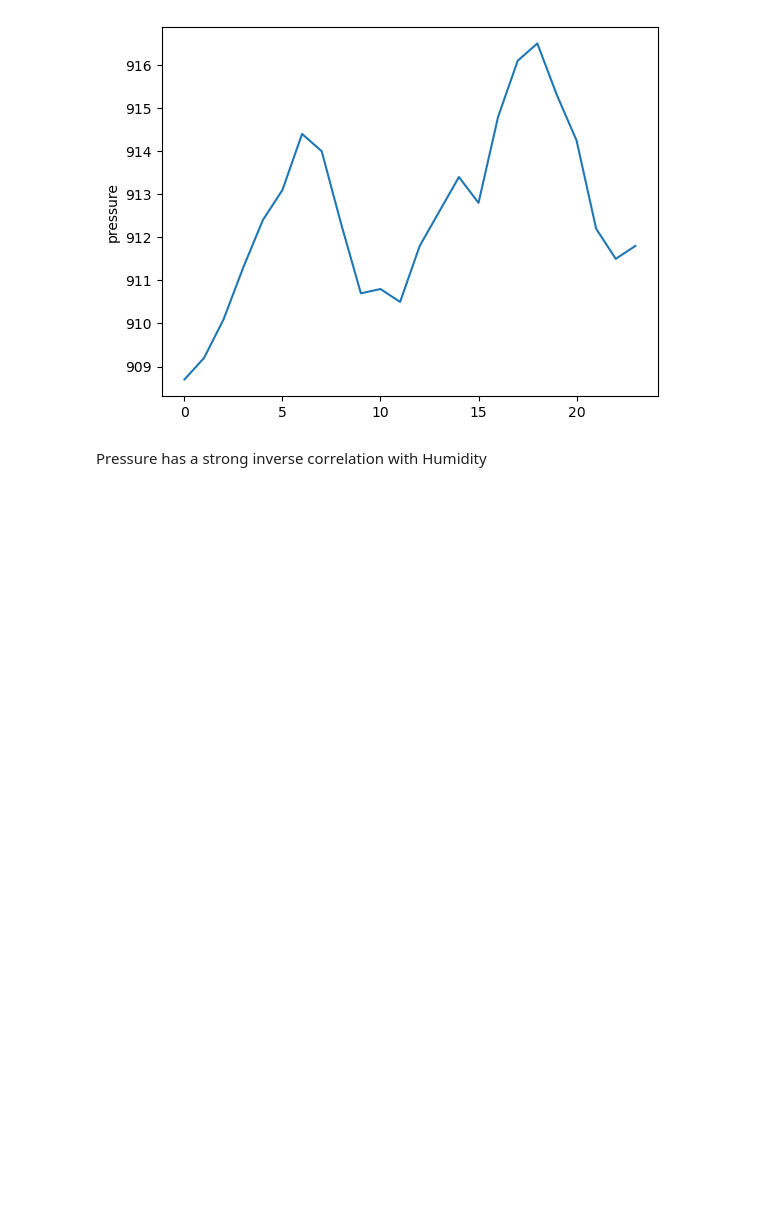
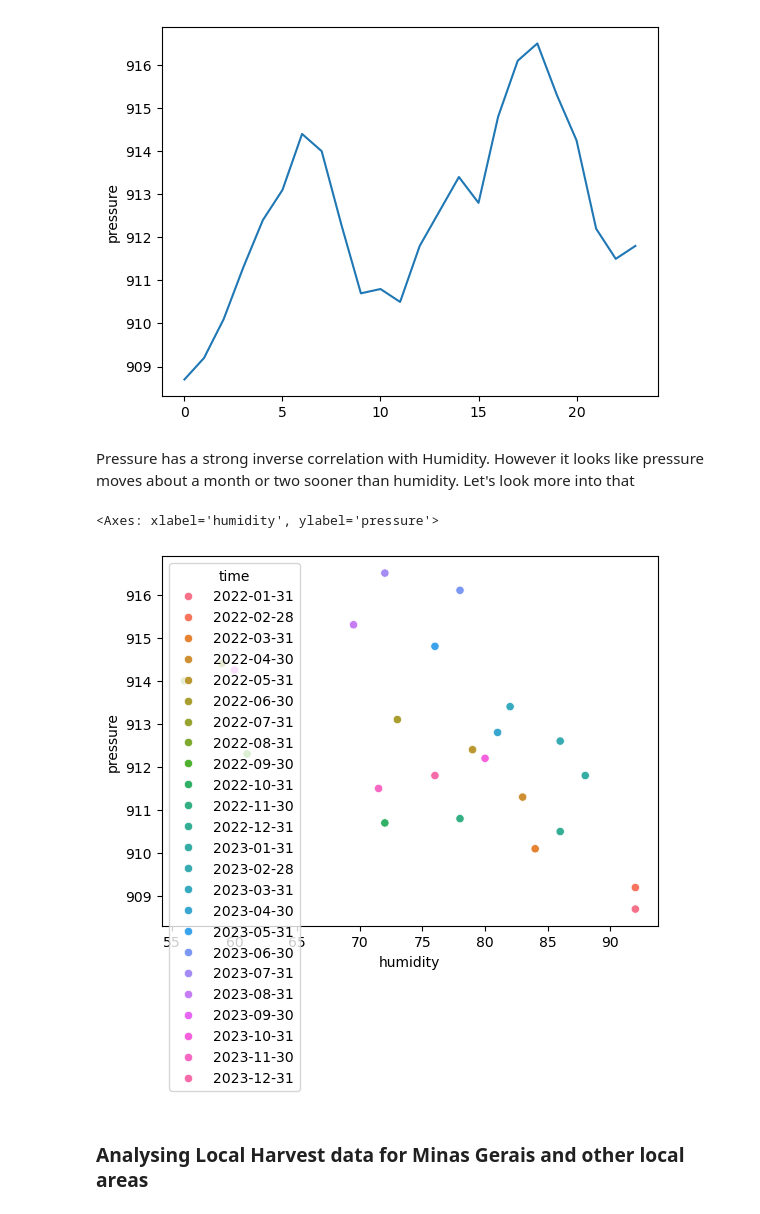
Before and after one commit to theslater11/WeatherDataMG, a Jupyter notebook: weather_api/notebooks/explore_weather.ipynb, the cells around one changed output. Cells and saved outputs as stored; diff of their text form; code cells hidden in the pictures; blank space fills up the shorter version.

```diff
--- a/weather_api/notebooks/explore_weather.ipynb
+++ b/weather_api/notebooks/explore_weather.ipynb
@@ -38,5 +44,12 @@ sns.lineplot(monthly["pressure"])
 # %% [output]
 <Axes: ylabel='pressure'>
 [figure]
-# %% [markdown]
-Pressure has a strong inverse correlation with Humidity
+# %% [markdown]
+Pressure has a strong inverse correlation with Humidity. However it looks like pressure moves about a month or two sooner than humidity. Let's look more into that
+# %%
+sns.scatterplot(data=monthly, x=monthly["humidity"], y=monthly["pressure"], hue=monthly["time"])
+# %% [output]
+<Axes: xlabel='humidity', ylabel='pressure'>
+[figure, added]
+# %% [markdown]
+### Analysing Local Harvest data for Minas Gerais and other local areas
```
Also changed, not shown: parts of 17 cells of this notebook, 3 other files.
